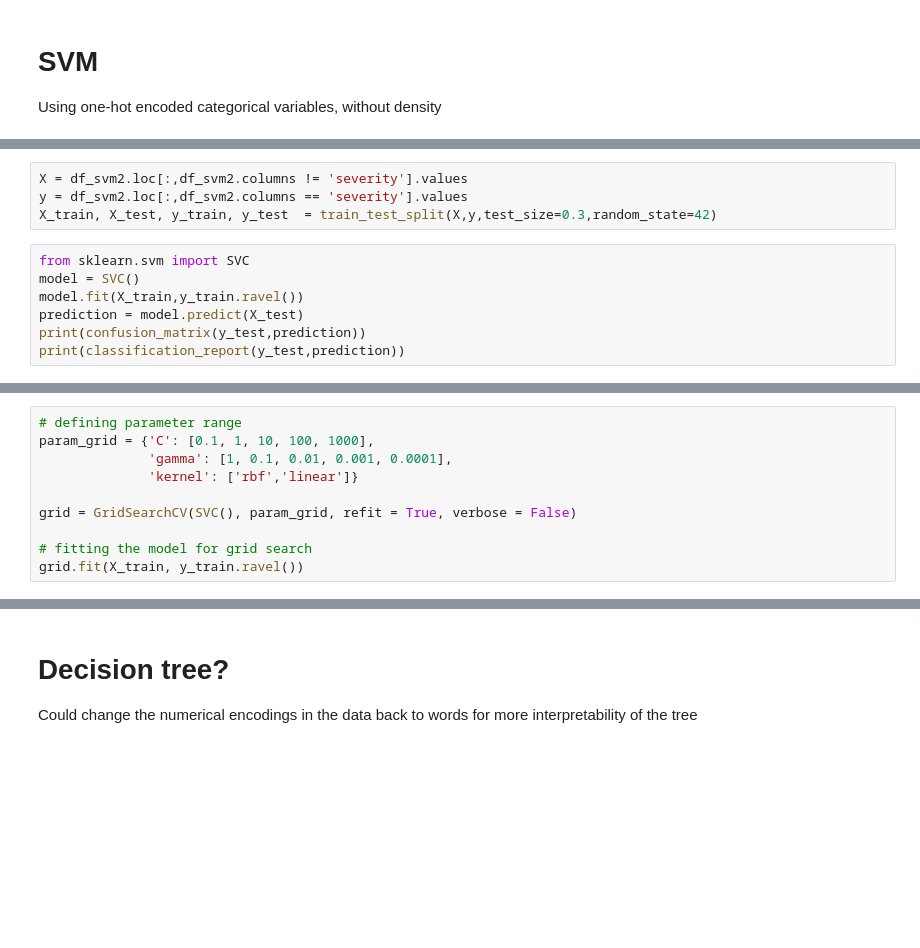
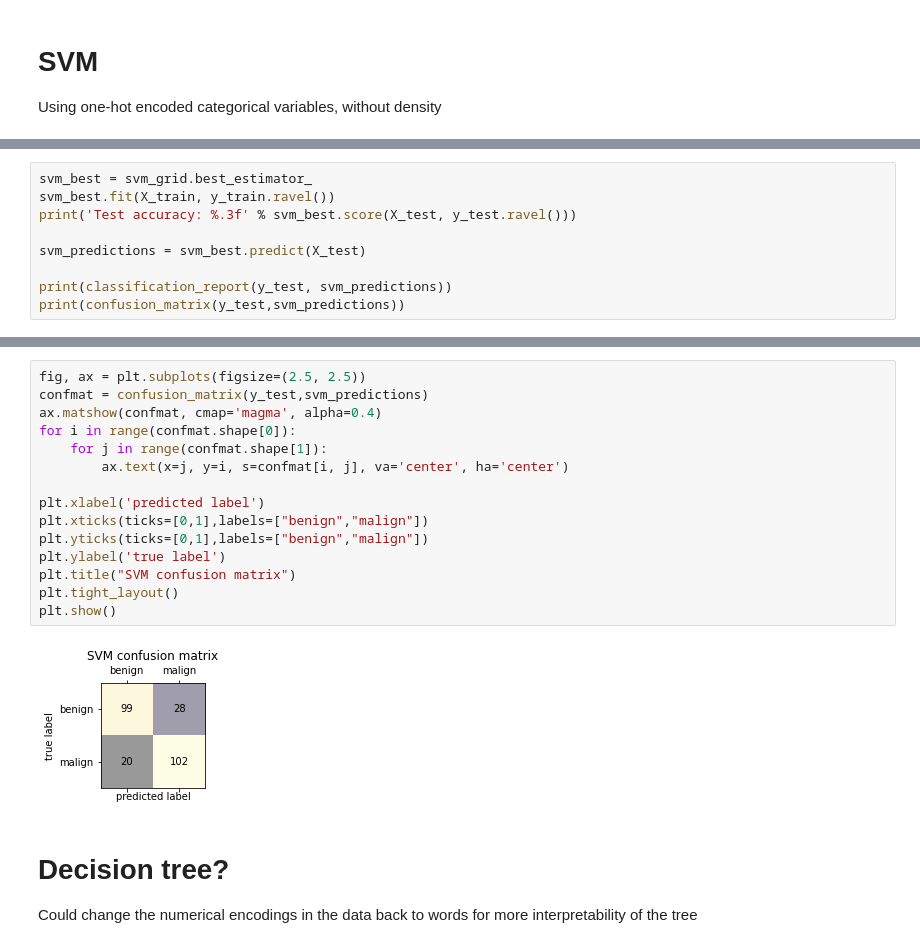
Before and after one commit to florencejt/Mammogram-ML-exploration, a Jupyter notebook: mammogram_data.ipynb, the cells around one changed output, grey strips where cells are left out. Saved outputs shown, nothing was run; the diff lists cells and outputs as text; blank space fills up the shorter version.

```diff
--- a/mammogram_data.ipynb
+++ b/mammogram_data.ipynb
@@ -372,11 +245,0 @@ df_svm2
-# %%
-X = df_svm2.loc[:,df_svm2.columns != 'severity'].values
-y = df_svm2.loc[:,df_svm2.columns == 'severity'].values
-X_train, X_test, y_train, y_test  = train_test_split(X,y,test_size=0.3,random_state=42)
-# %%
-from sklearn.svm import SVC
-model = SVC()
-model.fit(X_train,y_train.ravel())
-prediction = model.predict(X_test)
-print(confusion_matrix(y_test,prediction))
-print(classification_report(y_test,prediction))
@@ -396,10 +245,0 @@ weighted avg       0.80      0.80      0.80       249
-# %%
-# defining parameter range
-param_grid = {'C': [0.1, 1, 10, 100, 1000],
-              'gamma': [1, 0.1, 0.01, 0.001, 0.0001],
-              'kernel': ['rbf','linear']}
-
-grid = GridSearchCV(SVC(), param_grid, refit = True, verbose = False)
-
-# fitting the model for grid search
-grid.fit(X_train, y_train.ravel())
@@ -439,0 +246,9 @@ weighted avg       0.81      0.81      0.81       249
+# %%
+svm_best = svm_grid.best_estimator_
+svm_best.fit(X_train, y_train.ravel())
+print('Test accuracy: %.3f' % svm_best.score(X_test, y_test.ravel()))
+
+svm_predictions = svm_best.predict(X_test)
+
+print(classification_report(y_test, svm_predictions))
+print(confusion_matrix(y_test,svm_predictions))
@@ -440,3 +268,20 @@ weighted avg       0.81      0.81      0.81       249
+# %%
+fig, ax = plt.subplots(figsize=(2.5, 2.5))
+confmat = confusion_matrix(y_test,svm_predictions)
+ax.matshow(confmat, cmap='magma', alpha=0.4)
+for i in range(confmat.shape[0]):
+    for j in range(confmat.shape[1]):
+        ax.text(x=j, y=i, s=confmat[i, j], va='center', ha='center')
+
+plt.xlabel('predicted label')
+plt.xticks(ticks=[0,1],labels=["benign","malign"])
+plt.yticks(ticks=[0,1],labels=["benign","malign"])
+plt.ylabel('true label')
+plt.title("SVM confusion matrix")
+plt.tight_layout()
+plt.show()
+# %% [output]
+[figure, added]
 # %% [markdown]
 # Decision tree?
 Could change the numerical encodings in the data back to words for more interpretability of the tree
```
Also changed, not shown: parts of 39 cells of this notebook.
